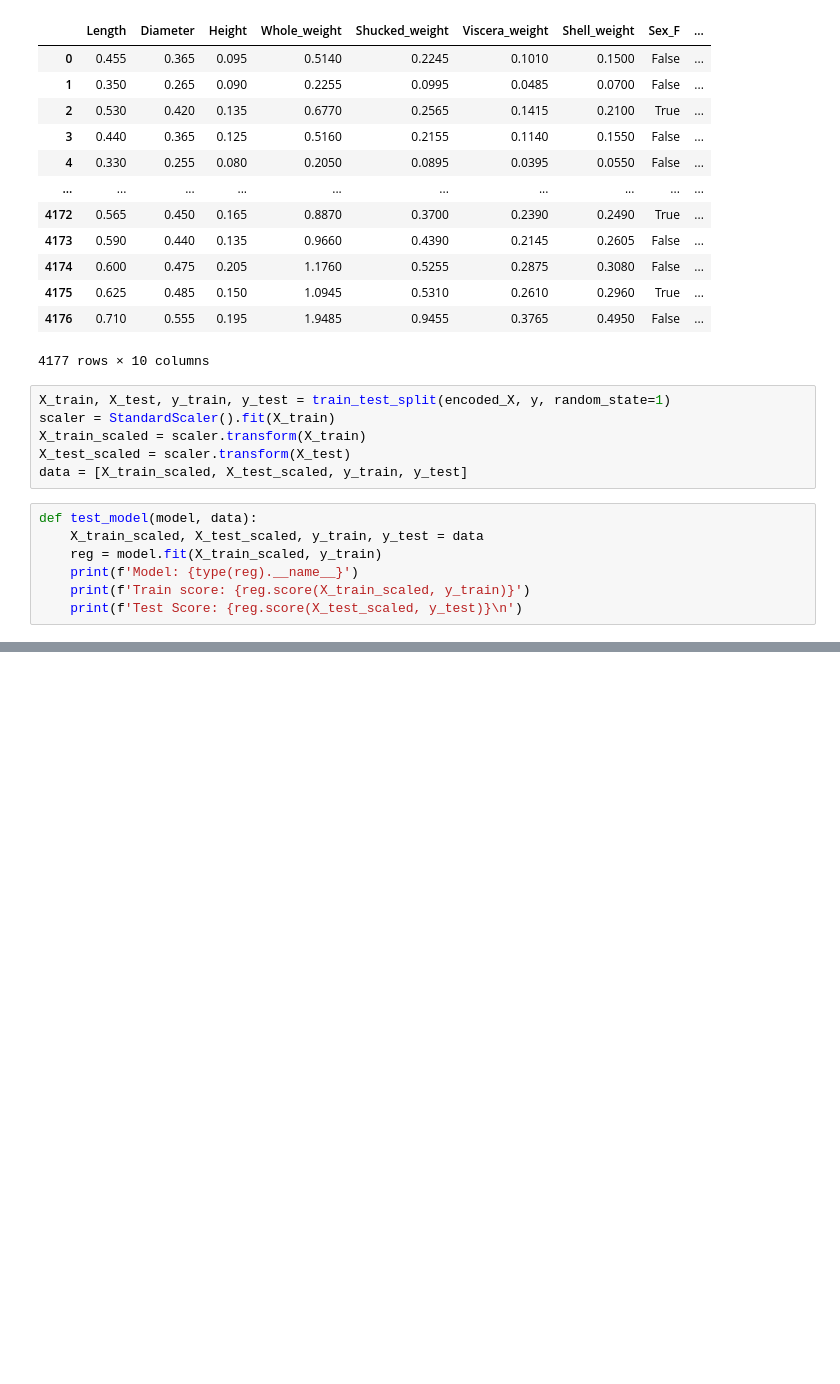
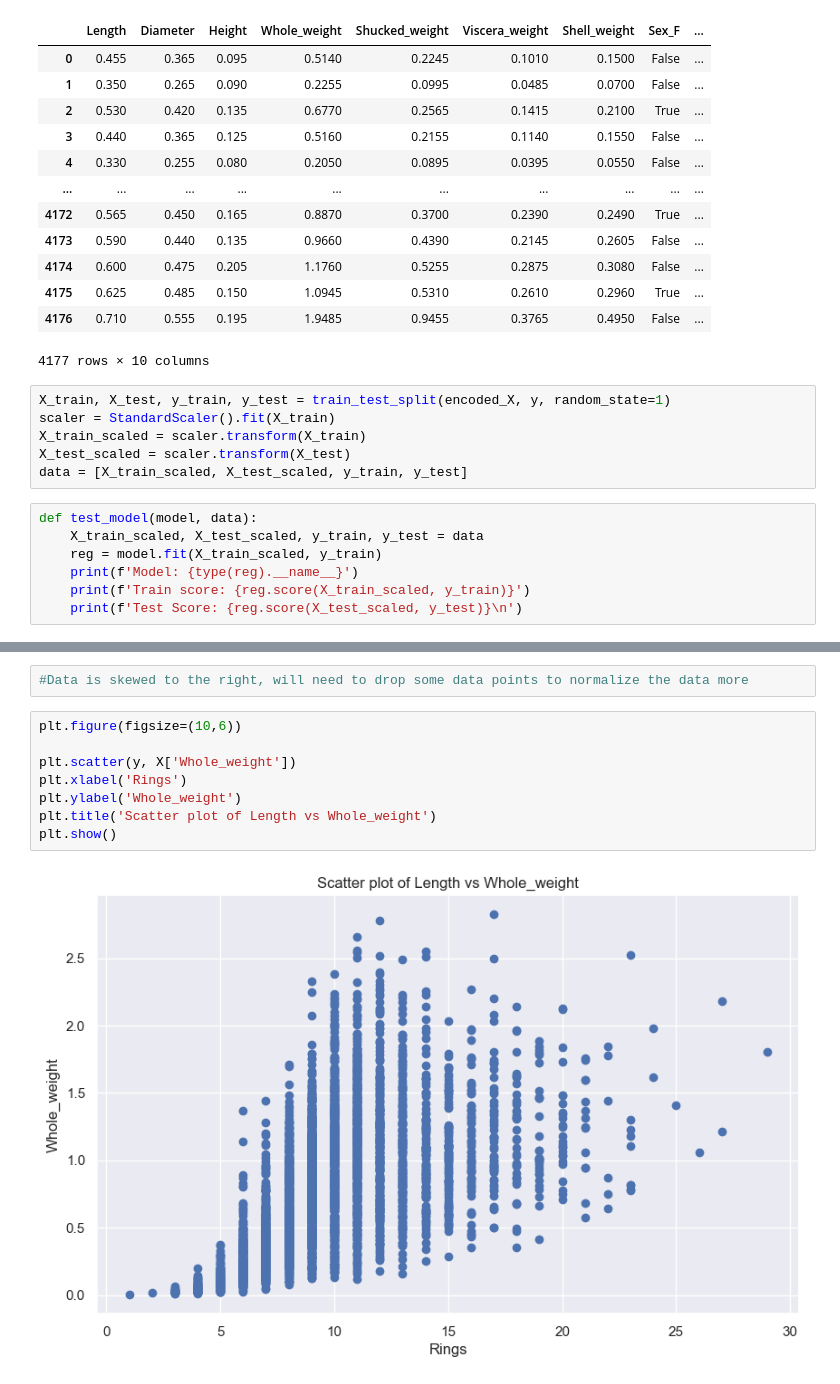
Before and after one commit to Ahshaam/Project2, a Jupyter notebook: Untitled.ipynb, the cells around one changed output, grey strips where cells are left out. Drawn from its saved outputs; the diff is of its cells as text; blank space fills up the shorter version.

```diff
--- a/Untitled.ipynb
+++ b/Untitled.ipynb
@@ -152,0 +191,12 @@ Test Score: 0.5227473003225253
+# %%
+#Data is skewed to the right, will need to drop some data points to normalize the data more
+# %%
+plt.figure(figsize=(10,6))
+
+plt.scatter(y, X['Whole_weight'])
+plt.xlabel('Rings')
+plt.ylabel('Whole_weight')
+plt.title('Scatter plot of Length vs Whole_weight')
+plt.show()
+# %% [output]
+[figure, added]
```
Also changed, not shown: parts of 4 cells of this notebook, 2 other files.
